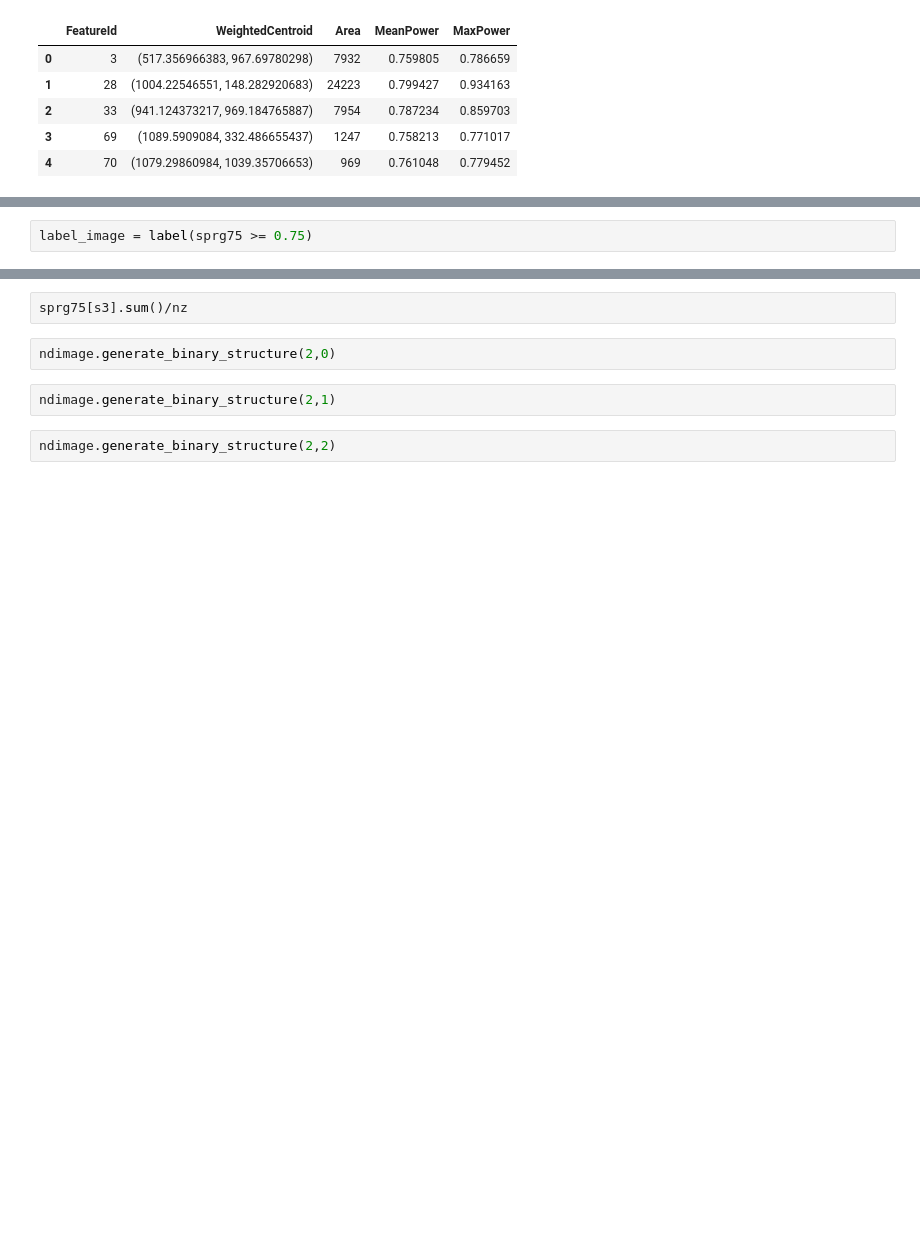
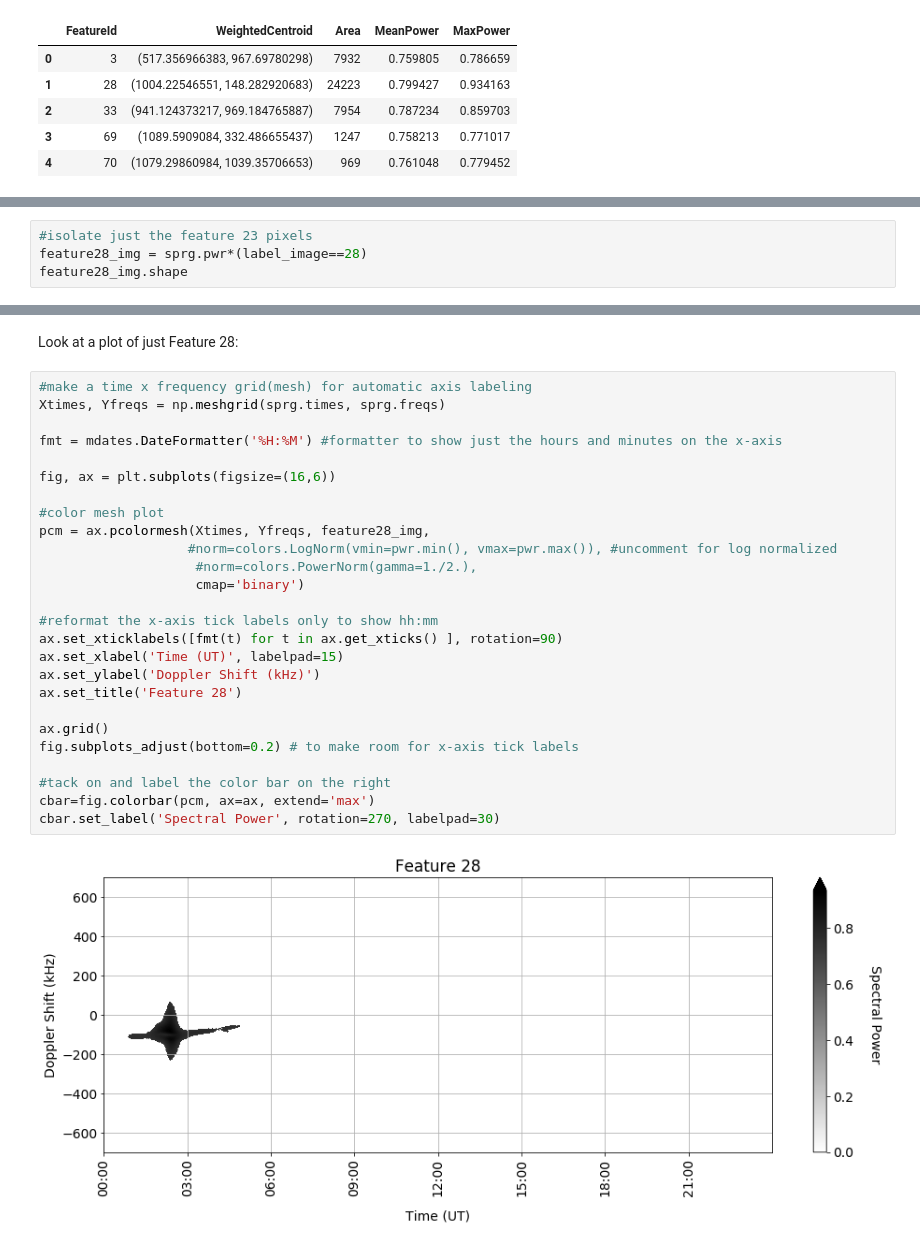
Before and after one commit to kevinmcmanus/HI_Detection, a Jupyter notebook: ObjectFinder.ipynb, the cells around one changed output, grey strips where cells are left out. Cells and saved outputs as stored; diff of their text form; blank space fills up the shorter version.

```diff
--- a/ObjectFinder.ipynb
+++ b/ObjectFinder.ipynb
@@ -160,2 +144,0 @@ sprg75=np.where(sprg.pwr>=0.75, sprg.pwr, 0)
-# %%
-label_image = label(sprg75 >= 0.75)
@@ -180,0 +190,4 @@ props.FeatureId.tolist()
+# %%
+#isolate just the feature 23 pixels
+feature28_img = sprg.pwr*(label_image==28)
+feature28_img.shape
@@ -395,8 +221,30 @@ nz
-# %%
-sprg75[s3].sum()/nz
-# %%
-ndimage.generate_binary_structure(2,0)
-# %%
-ndimage.generate_binary_structure(2,1)
-# %%
-ndimage.generate_binary_structure(2,2)
+# %% [markdown]
+Look at a plot of just Feature 28:
+# %%
+#make a time x frequency grid(mesh) for automatic axis labeling
+Xtimes, Yfreqs = np.meshgrid(sprg.times, sprg.freqs)
+
+fmt = mdates.DateFormatter('%H:%M') #formatter to show just the hours and minutes on the x-axis
+
+fig, ax = plt.subplots(figsize=(16,6))
+
+#color mesh plot
+pcm = ax.pcolormesh(Xtimes, Yfreqs, feature28_img,
+                   #norm=colors.LogNorm(vmin=pwr.min(), vmax=pwr.max()), #uncomment for log normalized
+                    #norm=colors.PowerNorm(gamma=1./2.),
+                    cmap='binary')
+
+#reformat the x-axis tick labels only to show hh:mm
+ax.set_xticklabels([fmt(t) for t in ax.get_xticks() ], rotation=90)
+ax.set_xlabel('Time (UT)', labelpad=15)
+ax.set_ylabel('Doppler Shift (kHz)')
+ax.set_title('Feature 28')
+
+ax.grid()
+fig.subplots_adjust(bottom=0.2) # to make room for x-axis tick labels
+
+#tack on and label the color bar on the right
+cbar=fig.colorbar(pcm, ax=ax, extend='max')
+cbar.set_label('Spectral Power', rotation=270, labelpad=30)
+# %% [output]
+[figure, added]
```
Also changed, not shown: parts of 100 cells of this notebook, 1 other file.
